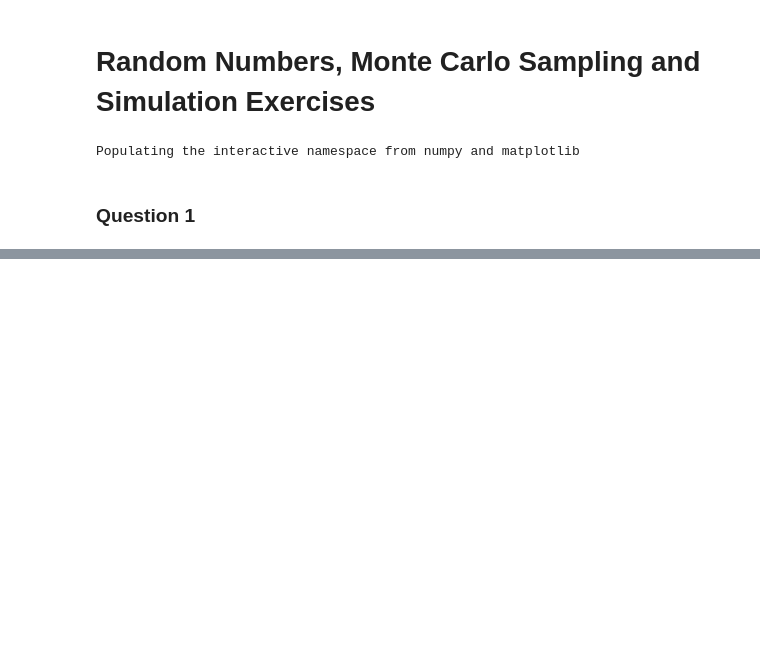
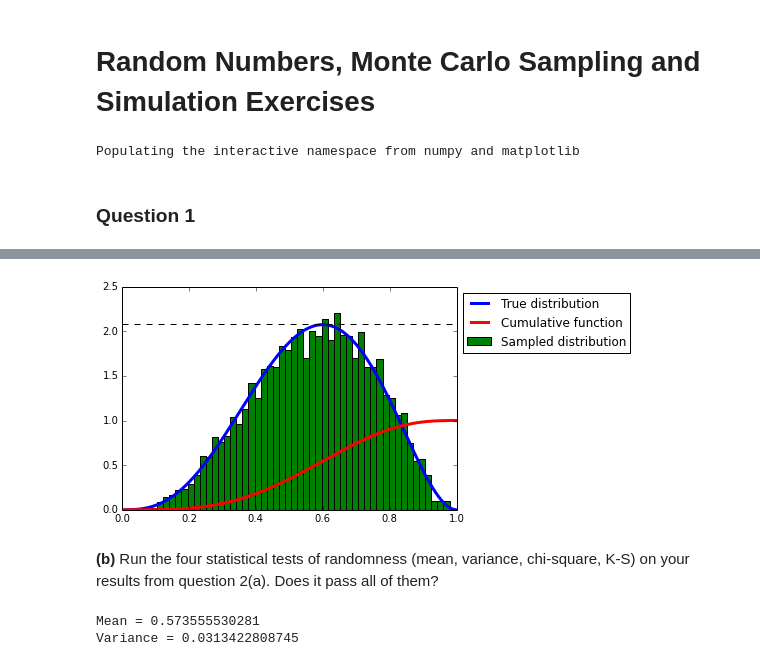
Before and after one commit to jpelgrif/PHYS202-S14, a Jupyter notebook: SciPy/RandomAndMCExercises.ipynb, the cells around one changed output, grey strips where cells are left out. Drawn from its saved outputs; the diff is of its cells as text; code cells hidden in the pictures; blank space fills up the shorter version.

```diff
--- a/SciPy/RandomAndMCExercises.ipynb
+++ b/SciPy/RandomAndMCExercises.ipynb
@@ -46,0 +85,37 @@ Note: Do not use the built-in Weibull function from numpy.random.
+# %%
+N=10000
+xmin=0.0
+xmax=1.0
+
+x = np.arange(0.,1.001,0.001)
+f = lambda x: 60*x**3 * (1-x)**2
+CDF = np.cumsum(f(x))/f(x).sum()
+
+ymax = 2.08
+ymin = 0.
+
+xsamples = xmin + (xmax-xmin)*np.random.random_sample(N);
+ysamples = ymin + (ymax-ymin)*np.random.random_sample(N);
+
+newmask = (ysamples < f(xsamples))
+xsamples = xsamples[newmask]
+
+plt.plot(x,f(x),label='True distribution',lw=3)
+plt.hist(xsamples,50,normed=True,label="Sampled distribution")
+plt.plot(x,CDF,label='Cumulative function',lw=3)
+
+plt.plot([xmin, xmax], [ymax, ymax], color='k', linestyle='--')
+
+plt.legend(loc=0,bbox_to_anchor=(1,1))
+
+plt.show()
+# %% [output]
+[figure, added]
+# %% [markdown]
+__(b)__ Run the four statistical tests of randomness (mean, variance, chi-square, K-S) on your results from question 2(a). Does it pass all of them?
+# %%
+print "Mean =", np.mean(xsamples)
+print "Variance =", np.var(xsamples)
+# %% [output]
+Mean = 0.573555530281
+Variance = 0.0313422808745
```
Also changed, not shown: parts of 20 cells of this notebook.
